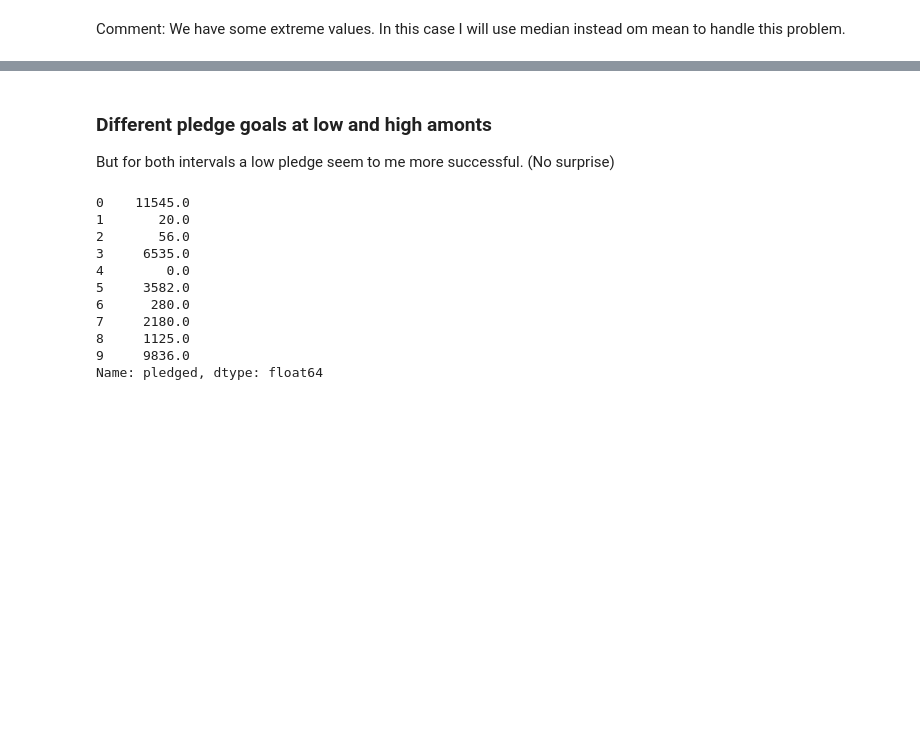
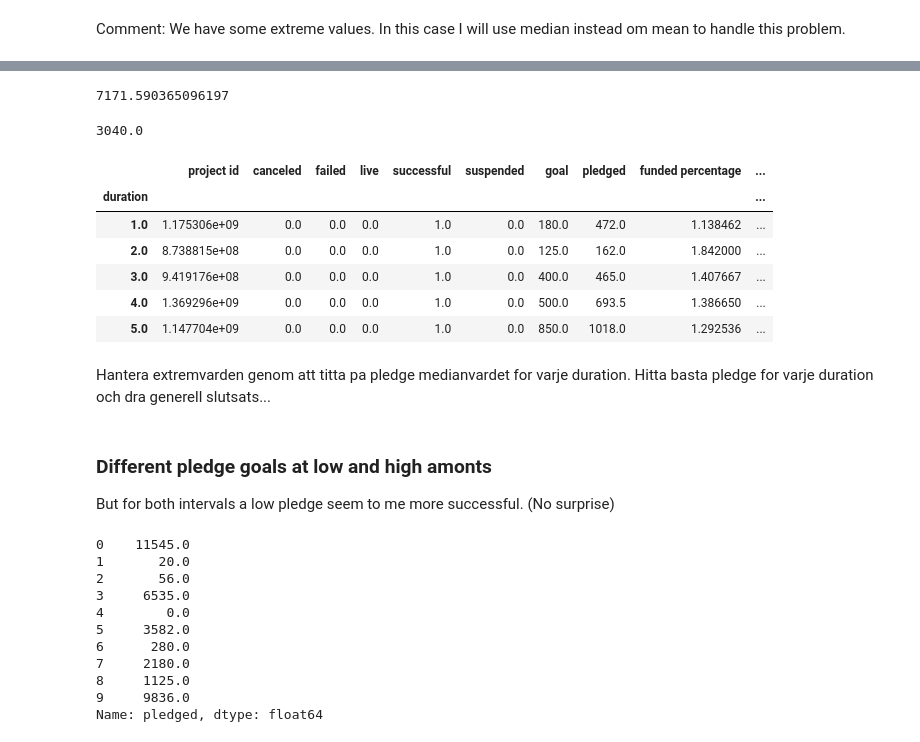
Before and after one commit to yhpf/kickstarter, a Jupyter notebook: kickstarter2.ipynb, the cells around one changed output, grey strips where cells are left out. Cells and saved outputs as stored; diff of their text form; code cells hidden in the pictures; blank space fills up the shorter version.

```diff
--- a/kickstarter2.ipynb
+++ b/kickstarter2.ipynb
@@ -401,3 +476,25 @@ Comment: We have some extreme values. In this case I will use median instead om
+# %%
+# Average pledge for successful projects with duration of 34 days or less
+data_success_34['pledged'].mean()
+# %% [output]
+7171.590365096197
+# %%
+# Median pledge for successful projects with duration of 34 days or less
+data_success_34['pledged'].median()
+# %% [output]
+3040.0
+# %%
+cykel.head()
+# %% [output]
+|  | project id | canceled | failed | live | successful | suspended | goal | pledged | funded percentage | ... |
+| duration |  |  |  |  |  |  |  |  |  | ... |
+| 1.0 | 1.175306e+09 | 0.0 | 0.0 | 0.0 | 1.0 | 0.0 | 180.0 | 472.0 | 1.138462 | ... |
+| 2.0 | 8.738815e+08 | 0.0 | 0.0 | 0.0 | 1.0 | 0.0 | 125.0 | 162.0 | 1.842000 | ... |
+| 3.0 | 9.419176e+08 | 0.0 | 0.0 | 0.0 | 1.0 | 0.0 | 400.0 | 465.0 | 1.407667 | ... |
+| 4.0 | 1.369296e+09 | 0.0 | 0.0 | 0.0 | 1.0 | 0.0 | 500.0 | 693.5 | 1.386650 | ... |
+| 5.0 | 1.147704e+09 | 0.0 | 0.0 | 0.0 | 1.0 | 0.0 | 850.0 | 1018.0 | 1.292536 | ... |
+# %% [markdown]
+Hantera extremvarden genom att titta pa pledge medianvardet for varje duration. Hitta basta pledge for varje duration och dra generell slutsats...
 # %% [markdown]
 ### Different pledge goals at low and high amonts
 But for both intervals a low pledge seem to me more successful. (No surprise)
```
Also changed, not shown: parts of 19 cells of this notebook.
